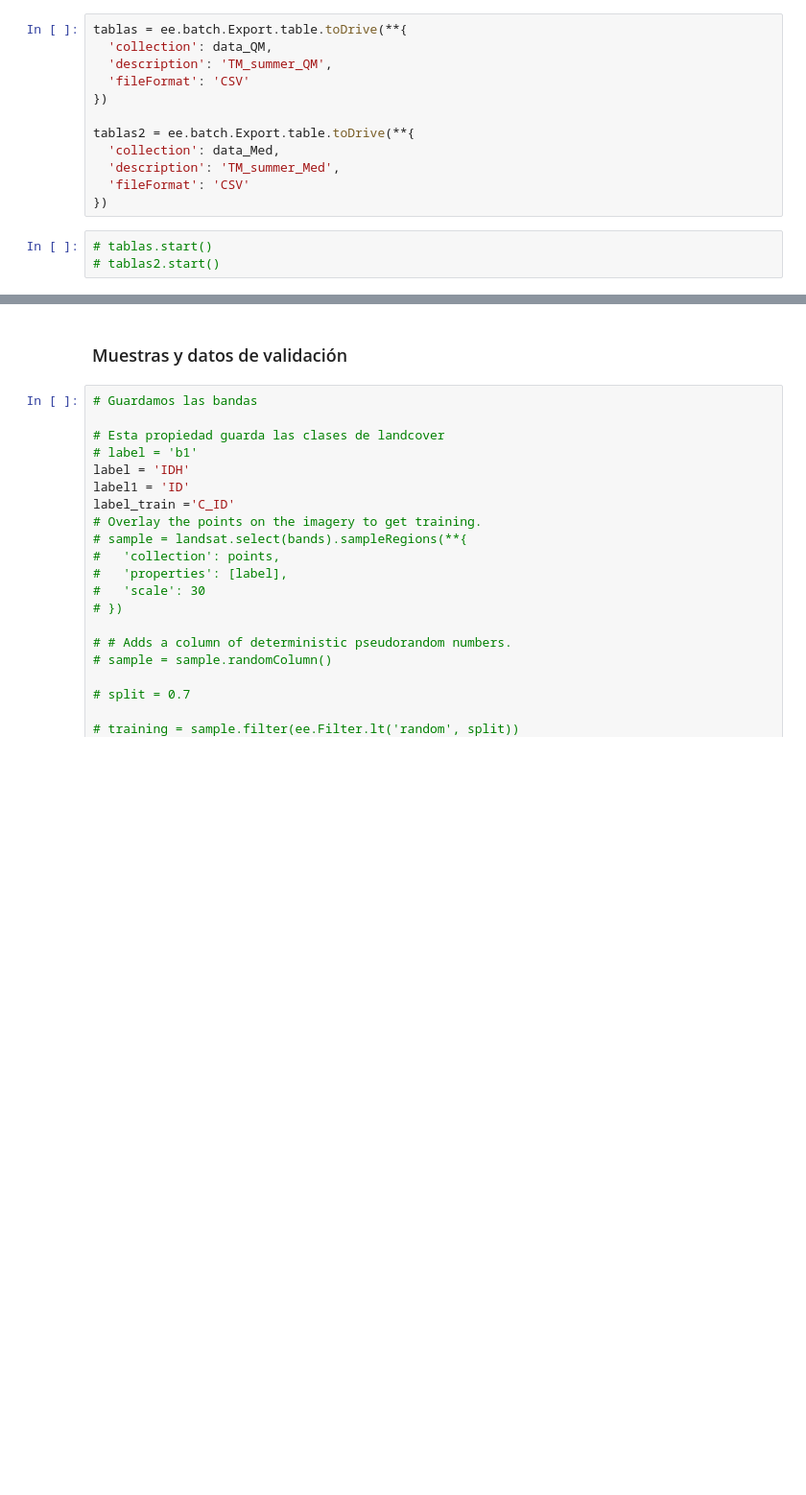
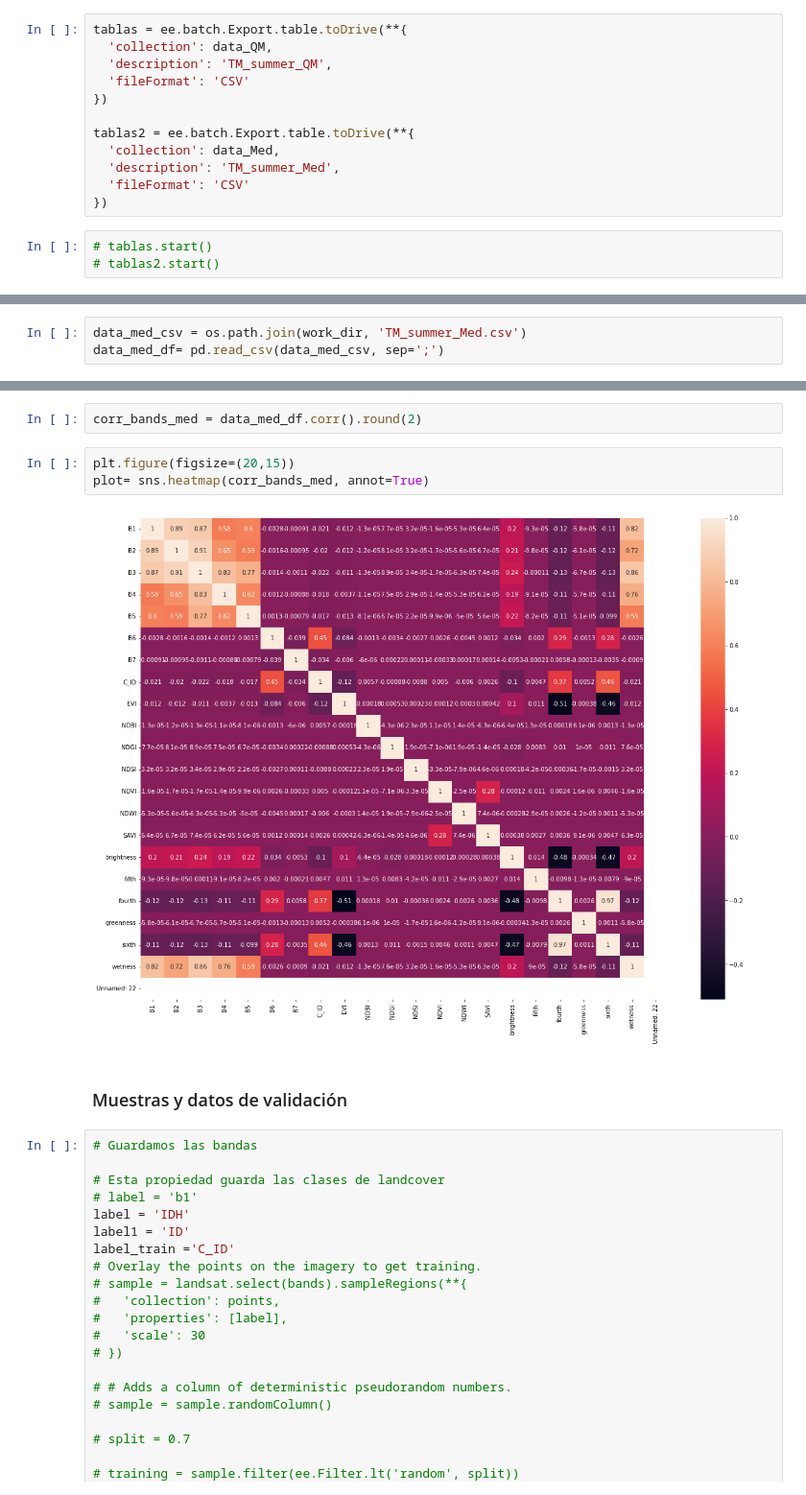
Before and after one commit to VitoAlbornoz/Landcover-Geemap, a Jupyter notebook: Notebooks/Mosaico 2021-Bandas seleccionadas.ipynb, the cells around one changed output, grey strips where cells are left out. Shown at 96% size. Cells and saved outputs as stored; diff of their text form; blank space fills up the shorter version.

```diff
--- a/Notebooks/Mosaico 2021-Bandas seleccionadas.ipynb
+++ b/Notebooks/Mosaico 2021-Bandas seleccionadas.ipynb
@@ -1082,0 +1080,3 @@ data_QM_df= pd.read_csv(data_QM_csv, sep=';')
+# %%
+data_med_csv = os.path.join(work_dir, 'TM_summer_Med.csv')
+data_med_df= pd.read_csv(data_med_csv, sep=';')
@@ -1083,3 +1103,10 @@ data_QM_df= pd.read_csv(data_QM_csv, sep=';')
+# %%
+corr_bands_med = data_med_df.corr().round(2)
+# %%
+plt.figure(figsize=(20,15))
+plot= sns.heatmap(corr_bands_med, annot=True)
+# %% [output]
+[figure, added]
 # %% [markdown]
 ### Muestras y datos de validación
 # %%
```
Also changed, not shown: parts of 16 cells of this notebook, 2 other files.
